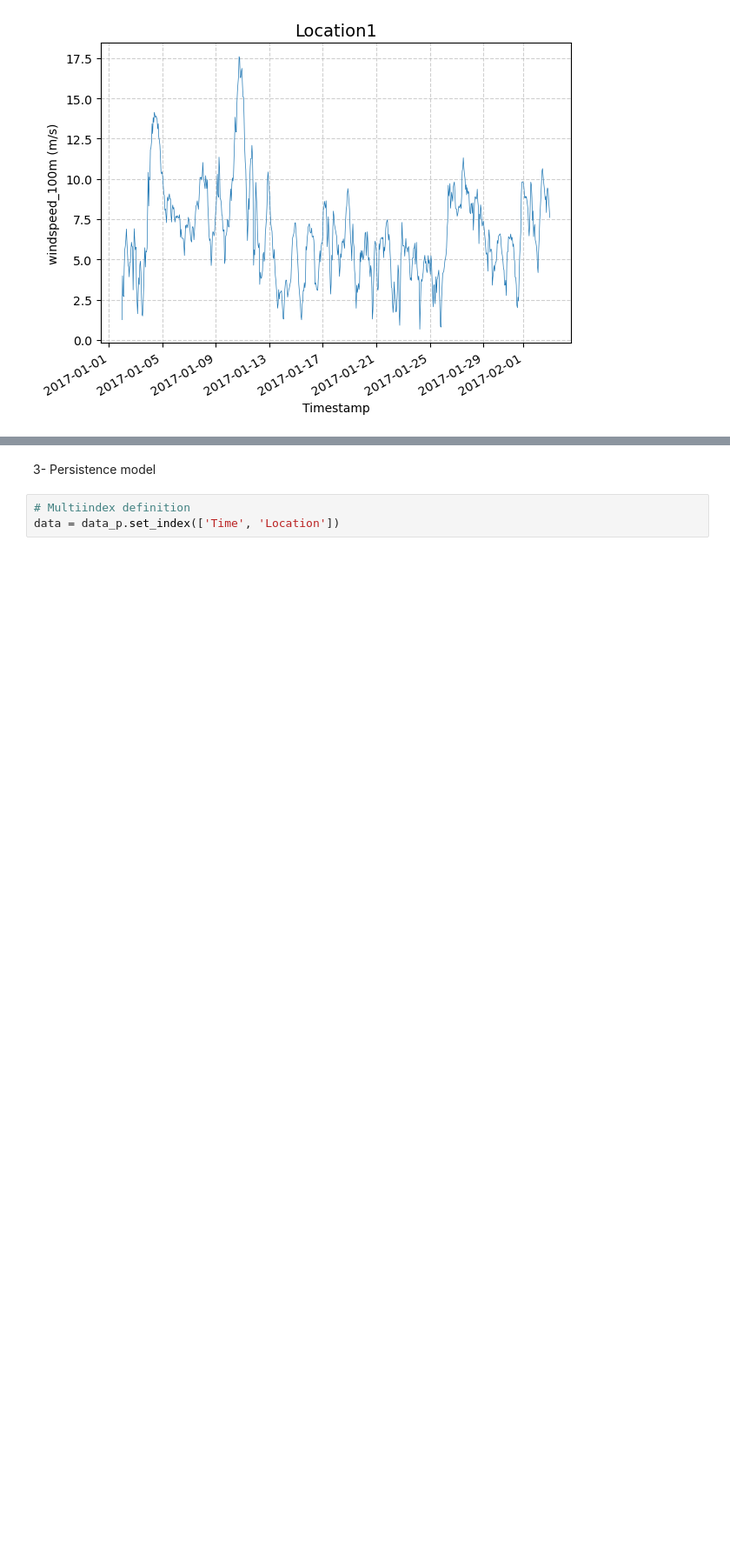
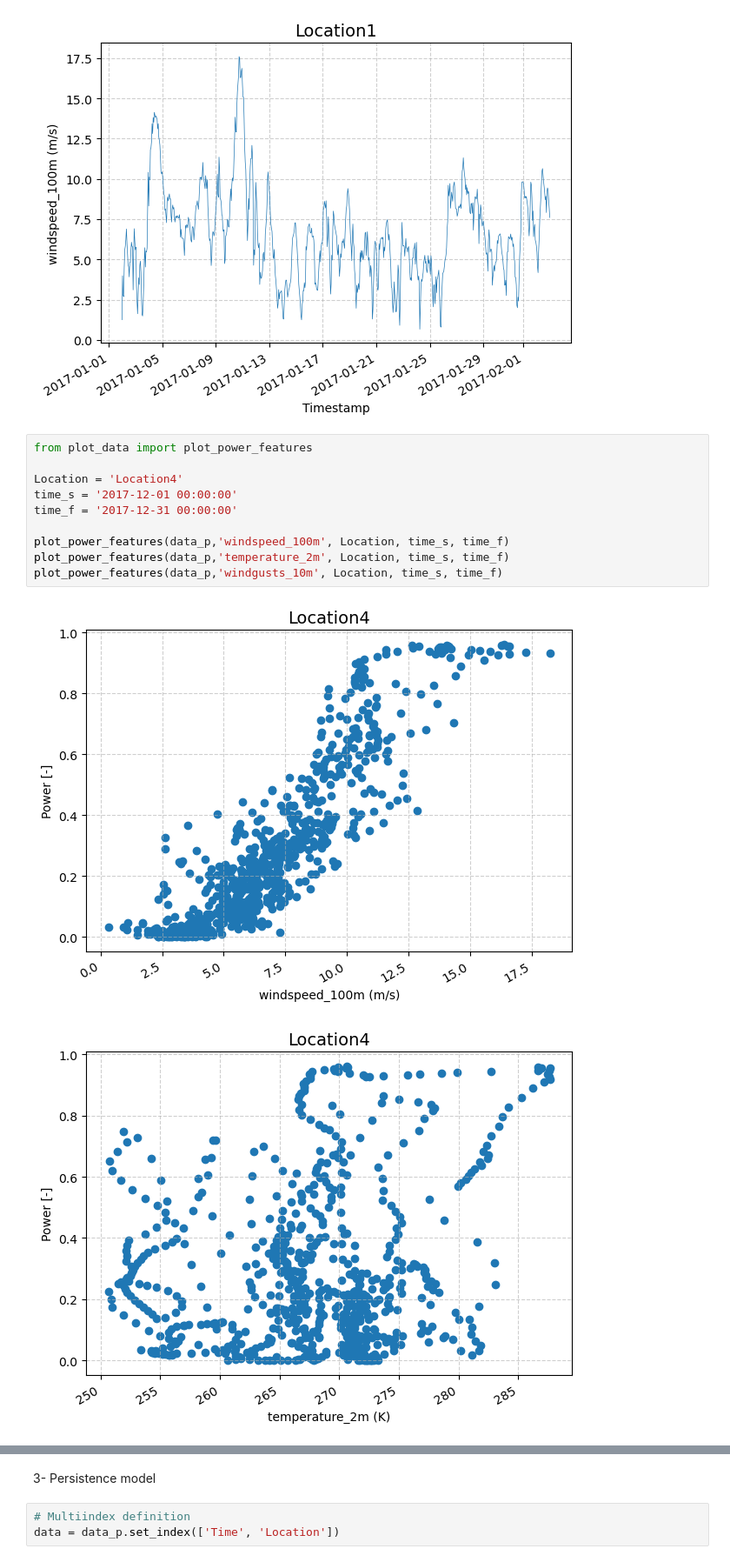
Before and after one commit to cfmor/TWEED_SC2, a Jupyter notebook: tweed_sc2/wind_power_forecasting/WP_Forecasting.ipynb, the cells around one changed output, grey strips where cells are left out. Shown at 87% size. Saved outputs shown, nothing was run; the diff lists cells and outputs as text; blank space fills up the shorter version.

```diff
--- a/tweed_sc2/wind_power_forecasting/WP_Forecasting.ipynb
+++ b/tweed_sc2/wind_power_forecasting/WP_Forecasting.ipynb
@@ -61,3 +61,16 @@ plot_location_data(data_p,'windspeed_100m',Location, time_s, time_f)
 # %% [output]
 [figure]
 [figure]
+# %%
+from plot_data import plot_power_features
+
+Location = 'Location4'
+time_s = '2017-12-01 00:00:00'
+time_f = '2017-12-31 00:00:00'
+
+plot_power_features(data_p,'windspeed_100m', Location, time_s, time_f)
+plot_power_features(data_p,'temperature_2m', Location, time_s, time_f)
+plot_power_features(data_p,'windgusts_10m', Location, time_s, time_f)
+# %% [output]
+[figure, added]
+[figure, added]
```
Also changed, not shown: parts of 14 cells of this notebook, 3 other files.
